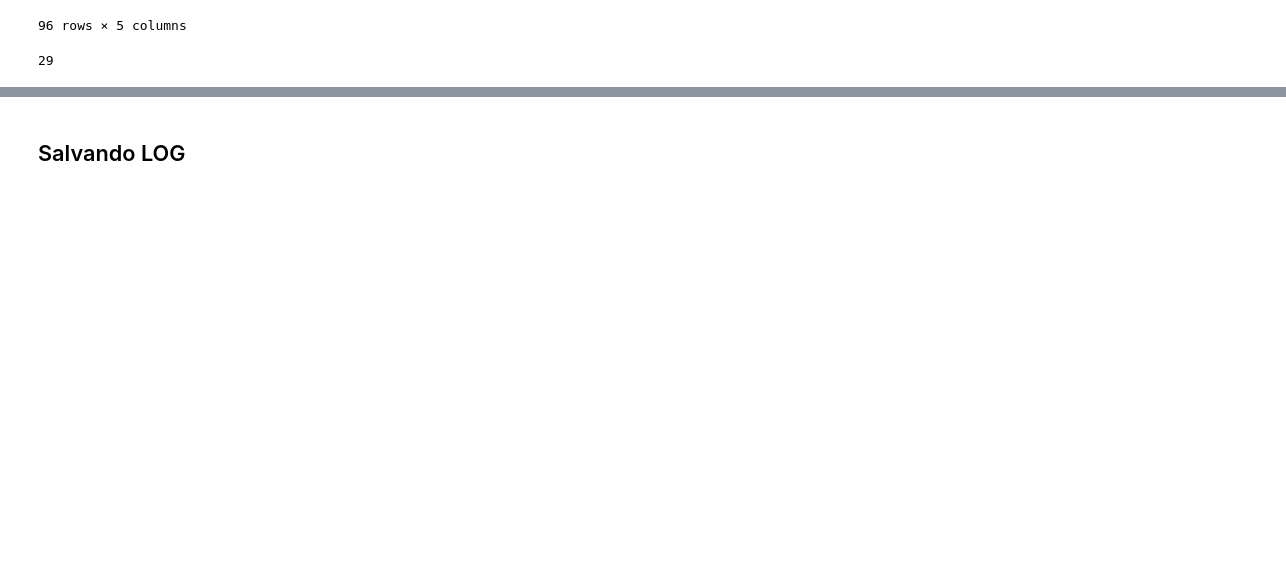
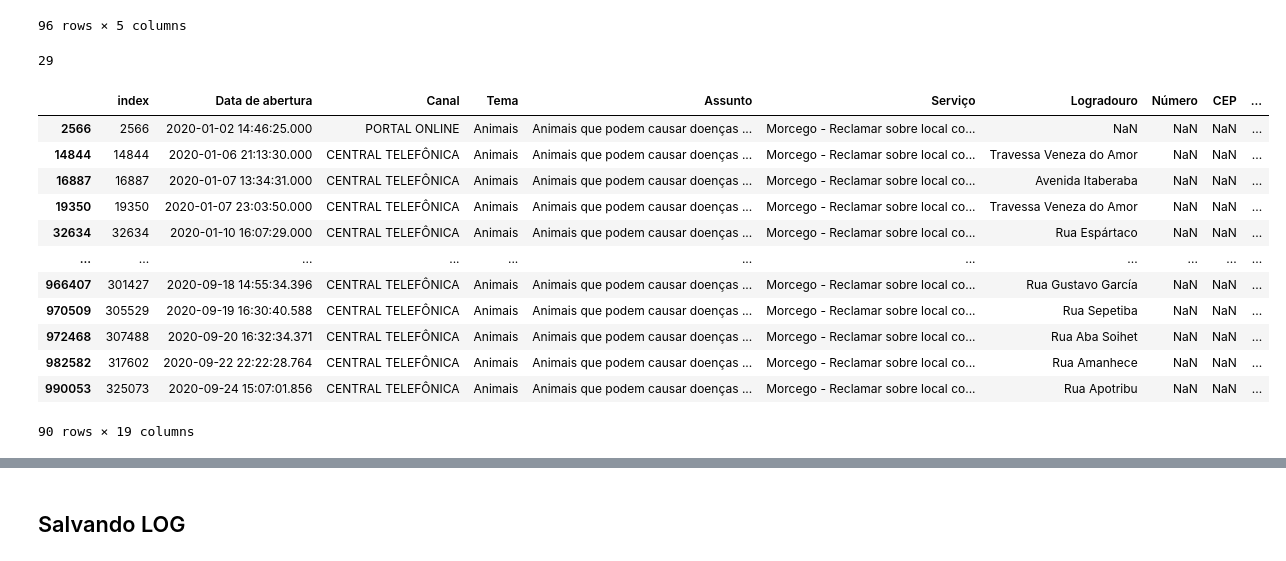
Before and after one commit to geoinfo-smdu/geo-sp156, a Jupyter notebook: Quadro Geral para Visualização no GeoSampa.ipynb, the cells around one changed output, grey strips where cells are left out. Saved outputs shown, nothing was run; the diff lists cells and outputs as text; code cells hidden in the pictures; blank space fills up the shorter version.

```diff
--- a/Quadro Geral para Visualização no GeoSampa.ipynb
+++ b/Quadro Geral para Visualização no GeoSampa.ipynb
@@ -408,2 +518,18 @@ log.write("## Gerando camadas de pontos\n")
 # %%
-pontos = gdf[gdf.geometry.is_valid & ~gdf_sp.municipio.isna()]
+pontos = gdf[gdf.Serviço.isin(gdf_servicos_pontos.index)] #& ~gdf_sp.municipio.isna()]
+# %%
+pontos[pontos.Serviço.str.contains('Morcego') & ~pontos.is_valid]
+# %% [output]
+|  | index | Data de abertura | Canal | Tema | Assunto | Serviço | Logradouro | Número | CEP | ... |
+| 2566 | 2566 | 2020-01-02 14:46:25.000 | PORTAL ONLINE | Animais | Animais que podem causar doenças ... | Morcego - Reclamar sobre local co... | NaN | NaN | NaN | ... |
+| 14844 | 14844 | 2020-01-06 21:13:30.000 | CENTRAL TELEFÔNICA | Animais | Animais que podem causar doenças ... | Morcego - Reclamar sobre local co... | Travessa Veneza do Amor | NaN | NaN | ... |
+| 16887 | 16887 | 2020-01-07 13:34:31.000 | CENTRAL TELEFÔNICA | Animais | Animais que podem causar doenças ... | Morcego - Reclamar sobre local co... | Avenida Itaberaba | NaN | NaN | ... |
+| 19350 | 19350 | 2020-01-07 23:03:50.000 | CENTRAL TELEFÔNICA | Animais | Animais que podem causar doenças ... | Morcego - Reclamar sobre local co... | Travessa Veneza do Amor | NaN | NaN | ... |
+| 32634 | 32634 | 2020-01-10 16:07:29.000 | CENTRAL TELEFÔNICA | Animais | Animais que podem causar doenças ... | Morcego - Reclamar sobre local co... | Rua Espártaco | NaN | NaN | ... |
+| ... | ... | ... | ... | ... | ... | ... | ... | ... | ... | ... |
+| 966407 | 301427 | 2020-09-18 14:55:34.396 | CENTRAL TELEFÔNICA | Animais | Animais que podem causar doenças ... | Morcego - Reclamar sobre local co... | Rua Gustavo García | NaN | NaN | ... |
+| 970509 | 305529 | 2020-09-19 16:30:40.588 | CENTRAL TELEFÔNICA | Animais | Animais que podem causar doenças ... | Morcego - Reclamar sobre local co... | Rua Sepetiba | NaN | NaN | ... |
+| 972468 | 307488 | 2020-09-20 16:32:34.371 | CENTRAL TELEFÔNICA | Animais | Animais que podem causar doenças ... | Morcego - Reclamar sobre local co... | Rua Aba Soihet | NaN | NaN | ... |
+| 982582 | 317602 | 2020-09-22 22:22:28.764 | CENTRAL TELEFÔNICA | Animais | Animais que podem causar doenças ... | Morcego - Reclamar sobre local co... | Rua Amanhece | NaN | NaN | ... |
+| 990053 | 325073 | 2020-09-24 15:07:01.856 | CENTRAL TELEFÔNICA | Animais | Animais que podem causar doenças ... | Morcego - Reclamar sobre local co... | Rua Apotribu | NaN | NaN | ... |
+90 rows × 19 columns
```
Also changed, not shown: parts of 47 cells of this notebook, 7 other files.
